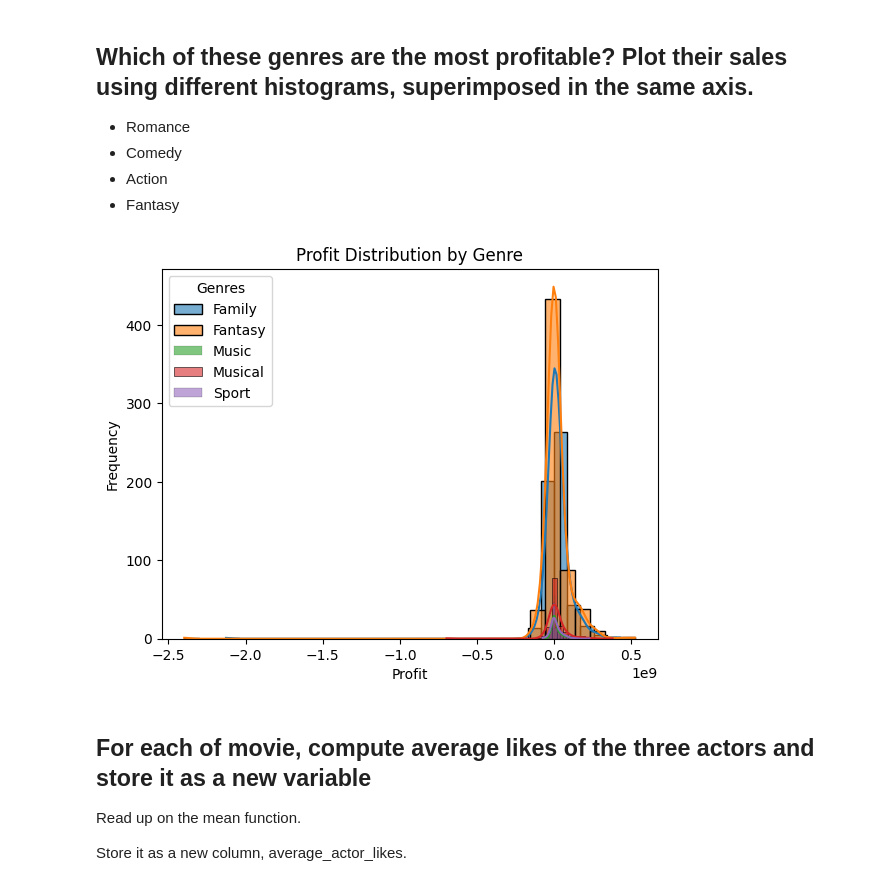
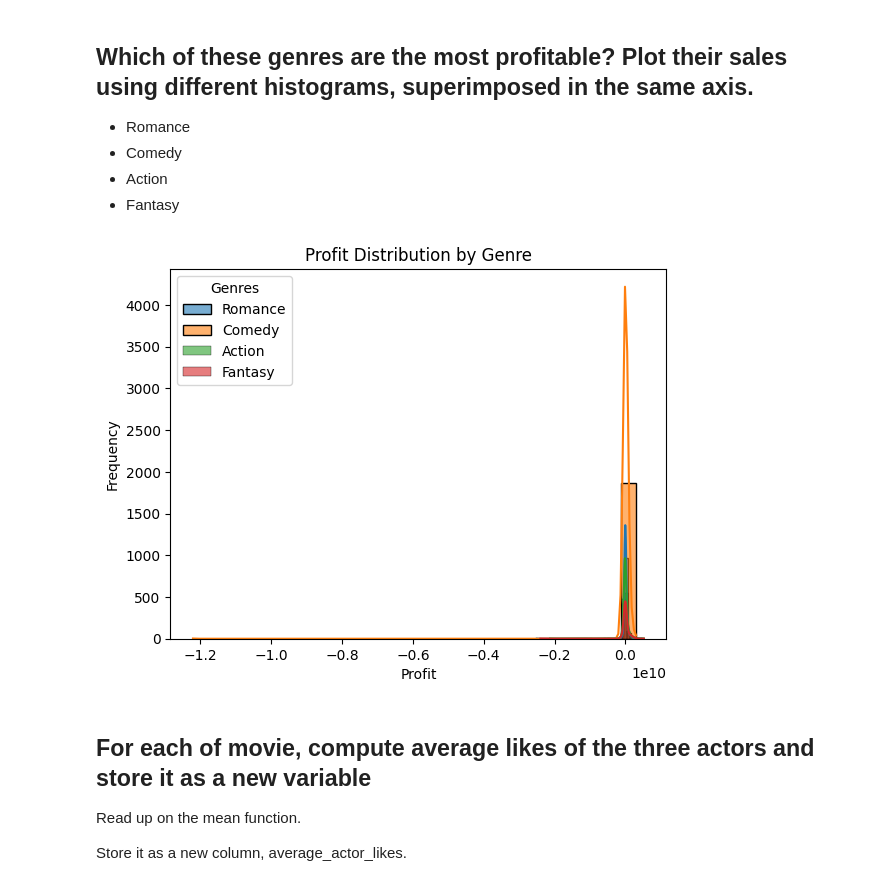
Before and after one commit to JorgeGuiller/MachineLearning, a Jupyter notebook: Gonzales[hw2].ipynb, the cells around one changed output. Saved outputs shown, nothing was run; the diff lists cells and outputs as text; code cells hidden in the pictures.

```diff
--- a/Gonzales[hw2].ipynb
+++ b/Gonzales[hw2].ipynb
@@ -110,22 +110,29 @@ plt.show()
 # %%
 split_data = data.copy()
 split_data['genres'] = split_data['genres'].str.split('|')
+genres = [['Romance','Comedy', 'Action', 'Fantasy']]
 split_genres = split_data.explode('genres')
 genre_profits = split_genres.groupby('genres')['sales'].mean()
-top_genres = genre_profits.sort_values(ascending=False).head(5).index
+top_genres = genre_profits.sort_values(ascending=False).index
 top_genres_df = split_genres[split_genres['genres'].isin(top_genres)]
 
-for genre in top_genres:
-    sns.histplot(top_genres_df[top_genres_df['genres'] == genre]['sales'],
-                 label=genre, kde=True, alpha=0.6, bins=30)
+
+sns.histplot(top_genres_df[top_genres_df['genres'] == 'Romance']['sales'],
+                 label='Romance', kde=True, alpha=0.6, bins=30)
+sns.histplot(top_genres_df[top_genres_df['genres'] == 'Comedy']['sales'],
+                 label='Comedy', kde=True, alpha=0.6, bins=30)
+sns.histplot(top_genres_df[top_genres_df['genres'] == 'Action']['sales'],
+                 label='Action', kde=True, alpha=0.6, bins=30)
+sns.histplot(top_genres_df[top_genres_df['genres'] == 'Fantasy']['sales'],
+                 label='Fantasy', kde=True, alpha=0.6, bins=30)
 
 plt.xlabel('Profit')
 plt.ylabel('Frequency')
 plt.title('Profit Distribution by Genre')
 plt.legend(title='Genres')
 plt.show()
 # %% [output]
-[figure, old version]
+[figure, new version]
 # %% [markdown]
 ## For each of movie, compute average likes of the three actors and store it as a new variable
 
```
